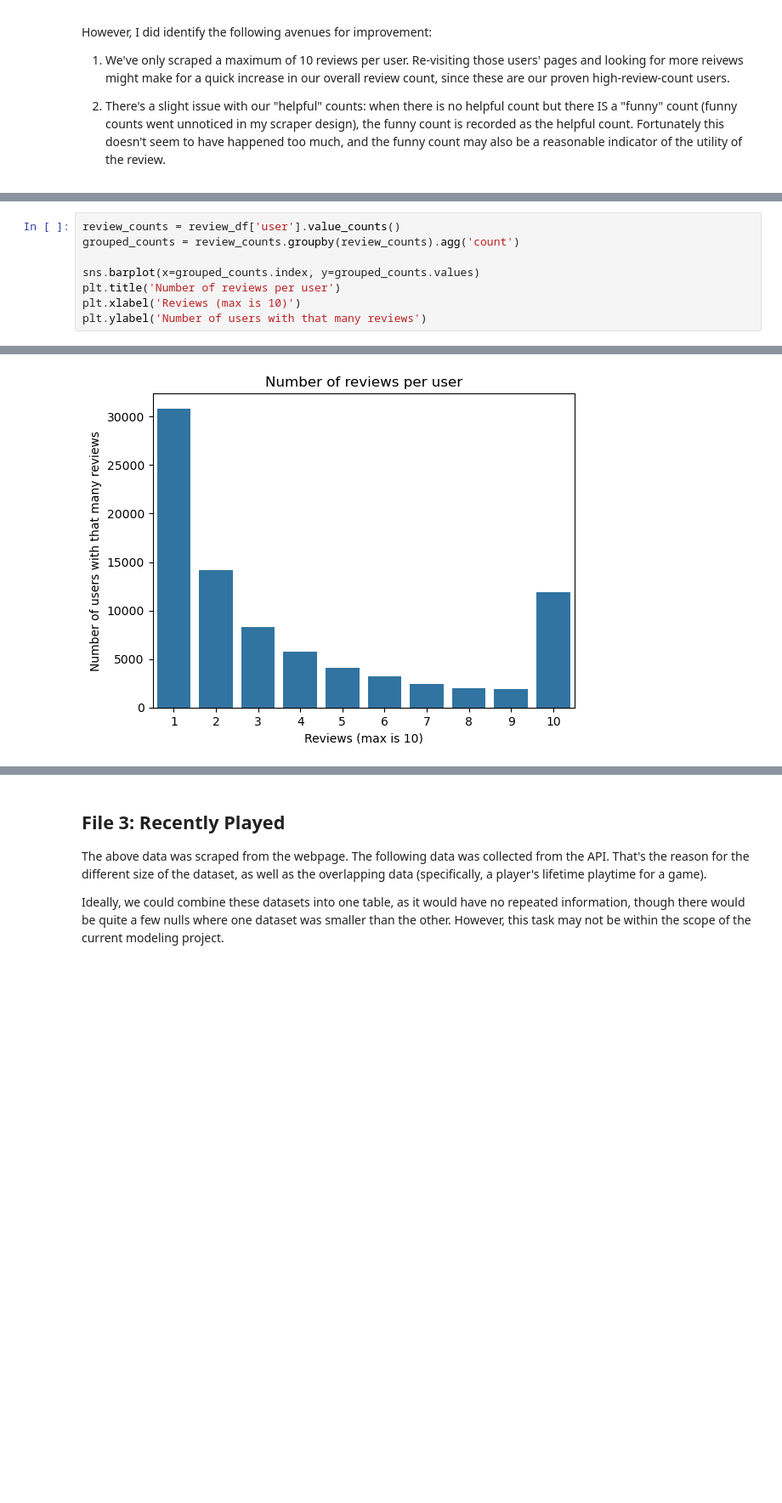
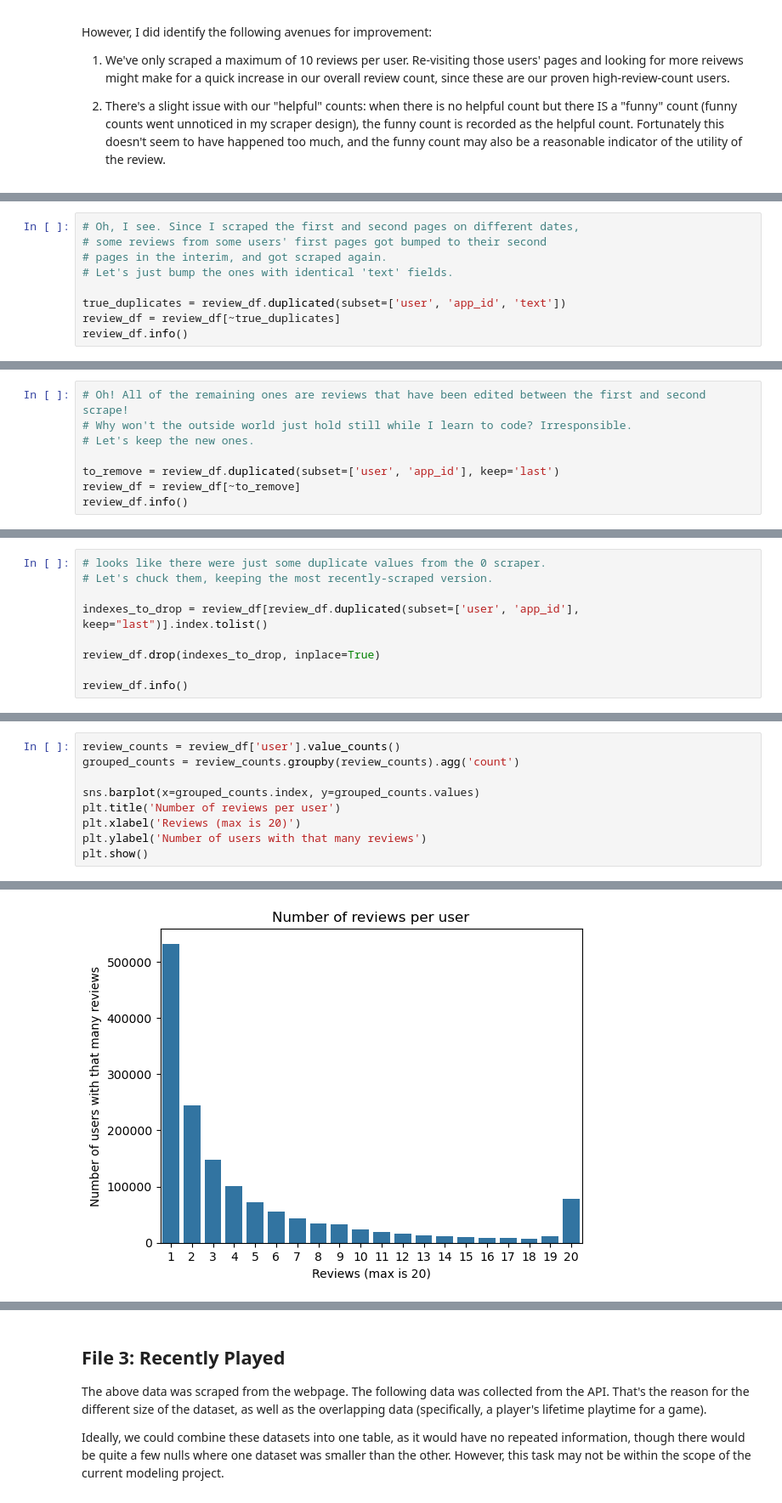
Before and after one commit to joshtod/Springboard, a Jupyter notebook: game_loc_prioritizer/notebooks/1.1-jod-data-wrangling_and_EDA.ipynb, the cells around one changed output, grey strips where cells are left out. Shown: that part at 85% size. Drawn from its saved outputs; the diff is of its cells as text; blank space fills up the shorter version.

```diff
--- a/game_loc_prioritizer/notebooks/1.1-jod-data-wrangling_and_EDA.ipynb
+++ b/game_loc_prioritizer/notebooks/1.1-jod-data-wrangling_and_EDA.ipynb
@@ -489,0 +551,9 @@ memory usage: 24.1+ MB
+# %%
+# Oh, I see. Since I scraped the first and second pages on different dates,
+# some reviews from some users' first pages got bumped to their second
+# pages in the interim, and got scraped again.
+# Let's just bump the ones with identical 'text' fields.
+
+true_duplicates = review_df.duplicated(subset=['user', 'app_id', 'text'])
+review_df = review_df[~true_duplicates]
+review_df.info()
@@ -489,0 +601,8 @@ memory usage: 24.1+ MB
+# %%
+# Oh! All of the remaining ones are reviews that have been edited between the first and second scrape!
+# Why won't the outside world just hold still while I learn to code? Irresponsible.
+# Let's keep the new ones.
+
+to_remove = review_df.duplicated(subset=['user', 'app_id'], keep='last')
+review_df = review_df[~to_remove]
+review_df.info()
@@ -489,0 +627,9 @@ memory usage: 24.1+ MB
+# %%
+# looks like there were just some duplicate values from the 0 scraper.
+# Let's chuck them, keeping the most recently-scraped version.
+
+indexes_to_drop = review_df[review_df.duplicated(subset=['user', 'app_id'], keep="last")].index.tolist()
+
+review_df.drop(indexes_to_drop, inplace=True)
+
+review_df.info()
@@ -591,6 +753,7 @@ grouped_counts = review_counts.groupby(review_counts).agg('count')
 
 sns.barplot(x=grouped_counts.index, y=grouped_counts.values)
 plt.title('Number of reviews per user')
-plt.xlabel('Reviews (max is 10)')
+plt.xlabel('Reviews (max is 20)')
 plt.ylabel('Number of users with that many reviews')
+plt.show()
 # %% [output]
@@ -598 +760 @@ Text(0, 0.5, 'Number of users with that many reviews')
-[figure, old version]
+[figure, new version]
```
Also changed, not shown: parts of 46 cells of this notebook, 21 other files.
